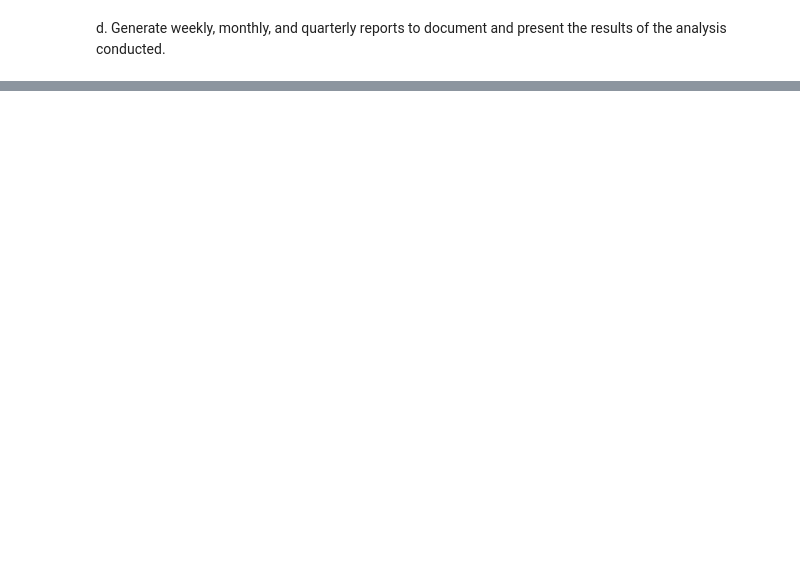
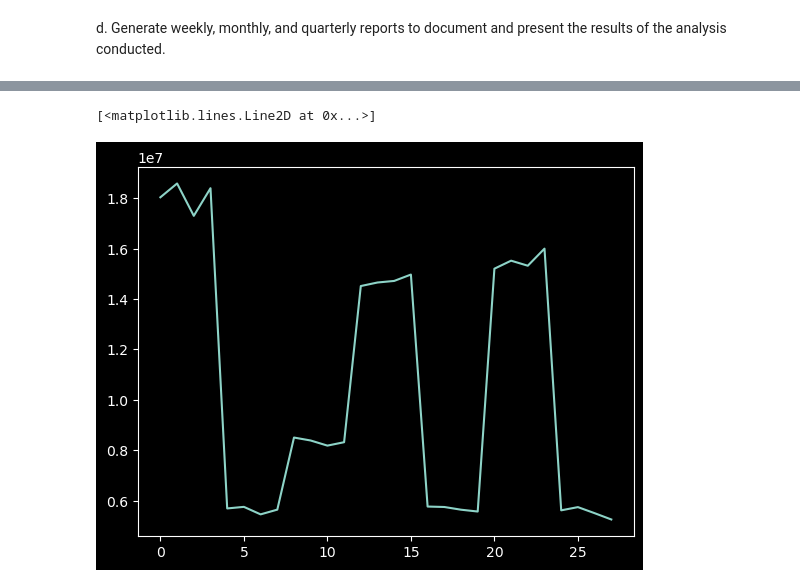
Before and after one commit to karmenatwork/3_CB_Sales-Analysis, a Jupyter notebook: main.ipynb, the cells around one changed output, grey strips where cells are left out. Drawn from its saved outputs; the diff is of its cells as text; code cells hidden in the pictures; blank space fills up the shorter version.

```diff
--- a/main.ipynb
+++ b/main.ipynb
@@ -385,0 +1050,7 @@ YearQuarter
+# %%
+df_sales_by_state = df.groupby(['State', 'Group']).Sales.sum().reset_index()
+df_sales_by_state
+plt.plot(df_sales_by_state['Sales'])
+# %% [output]
+[<matplotlib.lines.Line2D at 0x...>]
+[figure, added]
```
Also changed, not shown: parts of 76 cells of this notebook, 1 other file.
